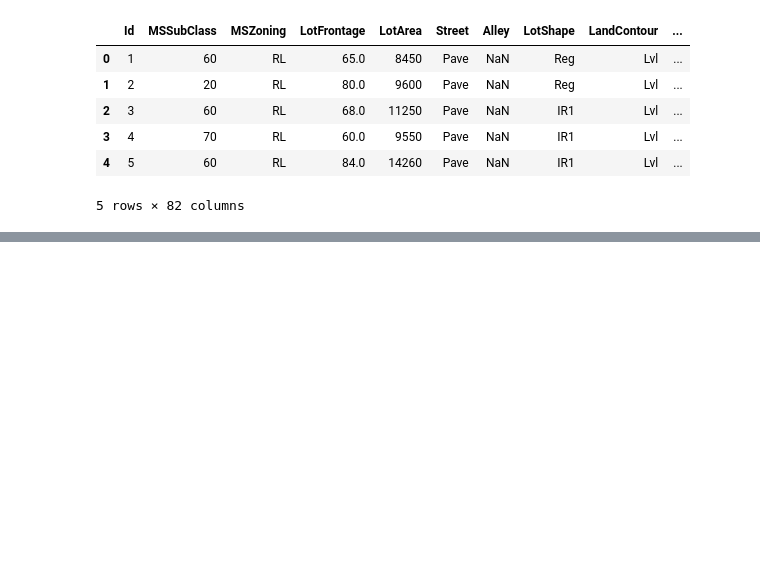
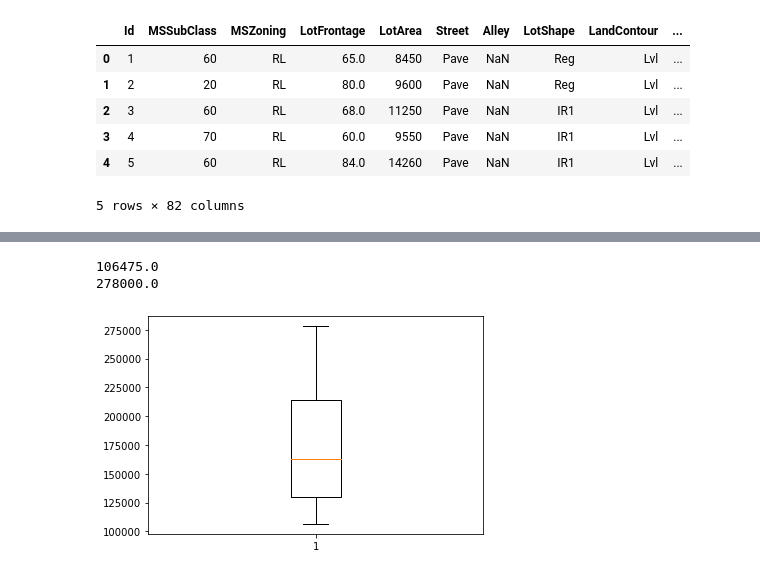
Before and after one commit to madhur1995/Data-Science, a Jupyter notebook: Home(Add new column).ipynb, the cells around one changed output, grey strips where cells are left out. Cells and saved outputs as stored; diff of their text form; code cells hidden in the pictures; blank space fills up the shorter version.

```diff
--- a/Home(Add new column).ipynb
+++ b/Home(Add new column).ipynb
@@ -171,0 +178,14 @@ new_df.describe()
+# %%
+print(df['SalePrice'].quantile(0.10))
+print(df['SalePrice'].quantile(0.90))
+# %% [output]
+106475.0
+278000.0
+# %%
+df["SalePrice"] = np.where(df["SalePrice"] <106475.0, 106475.0,df['SalePrice'])
+df["SalePrice"] = np.where(df["SalePrice"] >278000.0, 278000.0,df['SalePrice'])
+# %%
+plt.boxplot(df["SalePrice"])
+plt.show()
+# %% [output]
+[figure, added]
```
Also changed, not shown: parts of 8 cells of this notebook.
